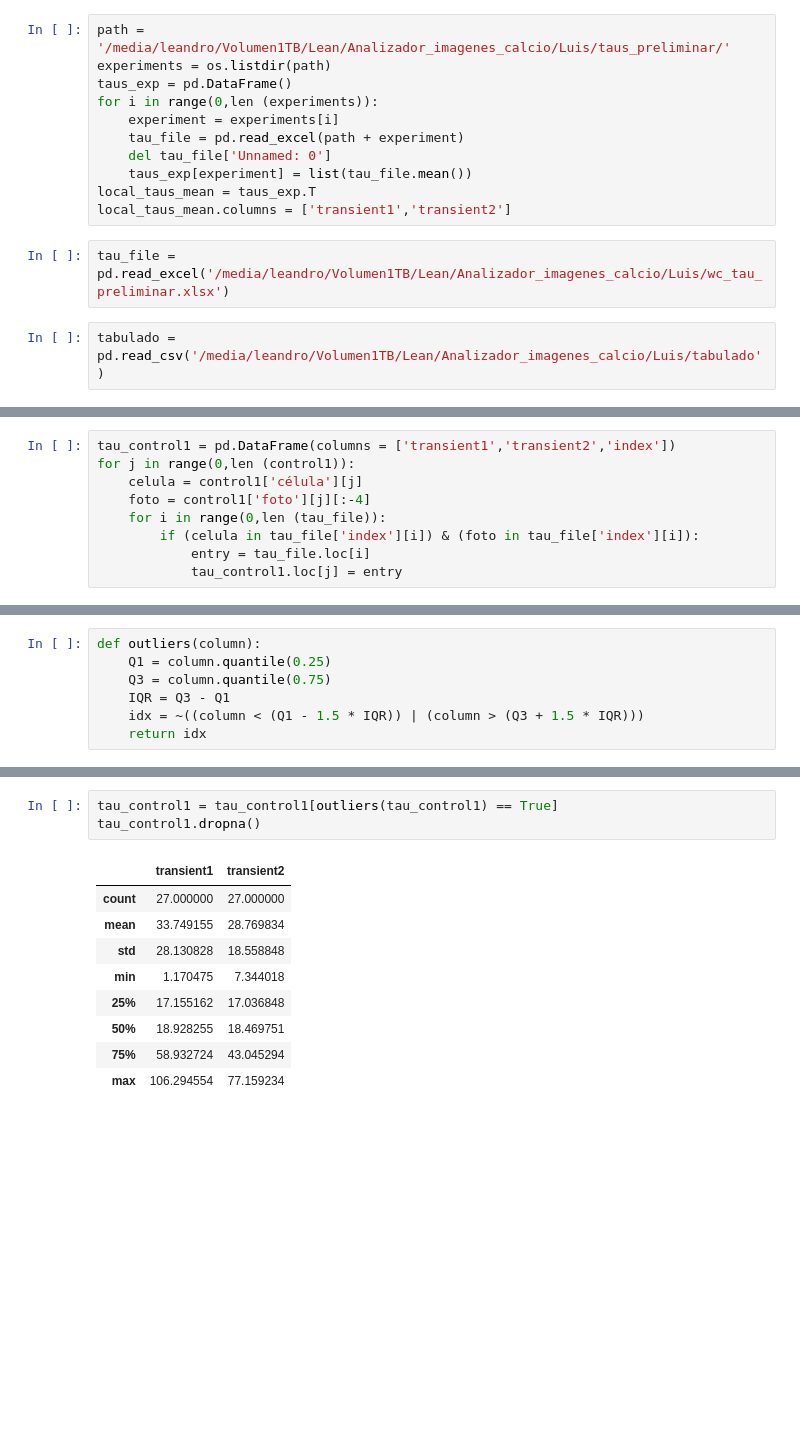
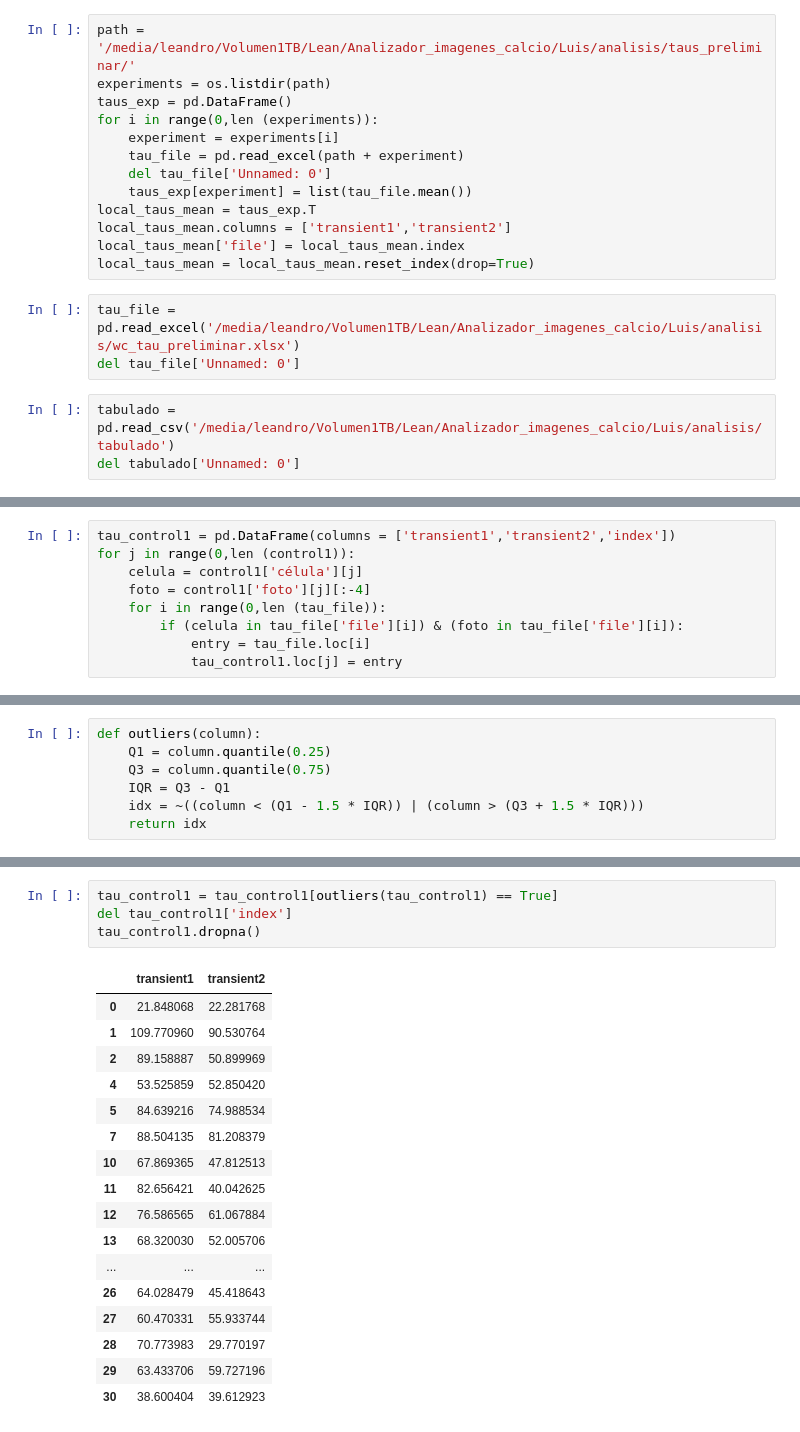
Before and after one commit to CardiAP/DesktopApp, a Jupyter notebook: filtrado.ipynb, the cells around one changed output, grey strips where cells are left out. Saved outputs shown, nothing was run; the diff lists cells and outputs as text; blank space fills up the shorter version.

```diff
--- a/filtrado.ipynb
+++ b/filtrado.ipynb
@@ -262,6 +399,6 @@ taus = pd.DataFrame(TAU.T.values, columns = ['transient1','transient2'])
 taus.to_excel(path2 + 'wc_tau_preliminar' + '.xlsx', engine='xlsxwriter')
 # %%
-path = '/media/leandro/Volumen1TB/Lean/Analizador_imagenes_calcio/Luis/taus_preliminar/'
+path = '/media/leandro/Volumen1TB/Lean/Analizador_imagenes_calcio/Luis/analisis/taus_preliminar/'
 experiments = os.listdir(path)
 taus_exp = pd.DataFrame()
 for i in range(0,len (experiments)):
@@ -271,7 +408,11 @@ for i in range(0,len (experiments)):
     taus_exp[experiment] = list(tau_file.mean())
 local_taus_mean = taus_exp.T
 local_taus_mean.columns = ['transient1','transient2']
+local_taus_mean['file'] = local_taus_mean.index
+local_taus_mean = local_taus_mean.reset_index(drop=True)
 # %%
-tau_file = pd.read_excel('/media/leandro/Volumen1TB/Lean/Analizador_imagenes_calcio/Luis/wc_tau_preliminar.xlsx')
+tau_file = pd.read_excel('/media/leandro/Volumen1TB/Lean/Analizador_imagenes_calcio/Luis/analisis/wc_tau_preliminar.xlsx')
+del tau_file['Unnamed: 0']
 # %%
-tabulado = pd.read_csv('/media/leandro/Volumen1TB/Lean/Analizador_imagenes_calcio/Luis/tabulado')
+tabulado = pd.read_csv('/media/leandro/Volumen1TB/Lean/Analizador_imagenes_calcio/Luis/analisis/tabulado')
+del tabulado['Unnamed: 0']
@@ -315,7 +434,7 @@ for j in range(0,len (control1)):
     celula = control1['célula'][j]
     foto = control1['foto'][j][:-4]
     for i in range(0,len (tau_file)):
-        if (celula in tau_file['index'][i]) & (foto in tau_file['index'][i]):
+        if (celula in tau_file['file'][i]) & (foto in tau_file['file'][i]):
             entry = tau_file.loc[i]
             tau_control1.loc[j] = entry
 # %%
@@ -349,16 +456,25 @@ tau_control1.describe()
 # %%
 tau_control1 = tau_control1[outliers(tau_control1) == True]
+del tau_control1['index']
 tau_control1.dropna()
 # %% [output]
 |  | transient1 | transient2 |
-| count | 27.000000 | 27.000000 |
-| mean | 33.749155 | 28.769834 |
-| std | 28.130828 | 18.558848 |
-| min | 1.170475 | 7.344018 |
-| 25% | 17.155162 | 17.036848 |
-| 50% | 18.928255 | 18.469751 |
-| 75% | 58.932724 | 43.045294 |
-| max | 106.294554 | 77.159234 |
+| 0 | 21.848068 | 22.281768 |
+| 1 | 109.770960 | 90.530764 |
+| 2 | 89.158887 | 50.899969 |
+| 4 | 53.525859 | 52.850420 |
+| 5 | 84.639216 | 74.988534 |
+| 7 | 88.504135 | 81.208379 |
+| 10 | 67.869365 | 47.812513 |
+| 11 | 82.656421 | 40.042625 |
+| 12 | 76.586565 | 61.067884 |
+| 13 | 68.320030 | 52.005706 |
+| ... | ... | ... |
+| 26 | 64.028479 | 45.418643 |
+| 27 | 60.470331 | 55.933744 |
+| 28 | 70.773983 | 29.770197 |
+| 29 | 63.433706 | 59.727196 |
+| 30 | 38.600404 | 39.612923 |
 # %%
 tau_control1 = tau_control1[tau_control1['transient1'] > 5]
 tau_control1.describe()
```
Also changed, not shown: parts of 17 cells of this notebook.
